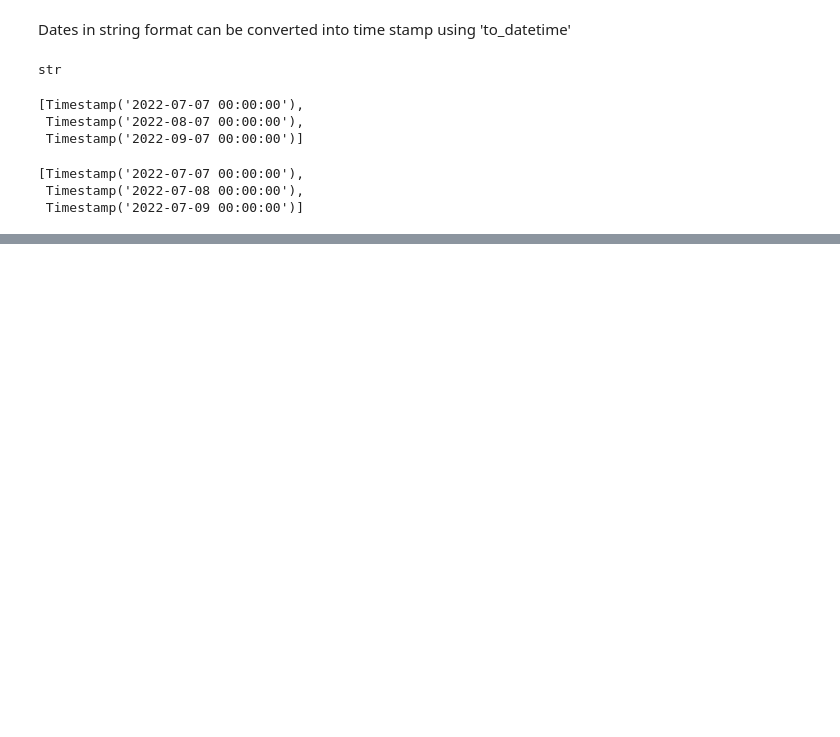
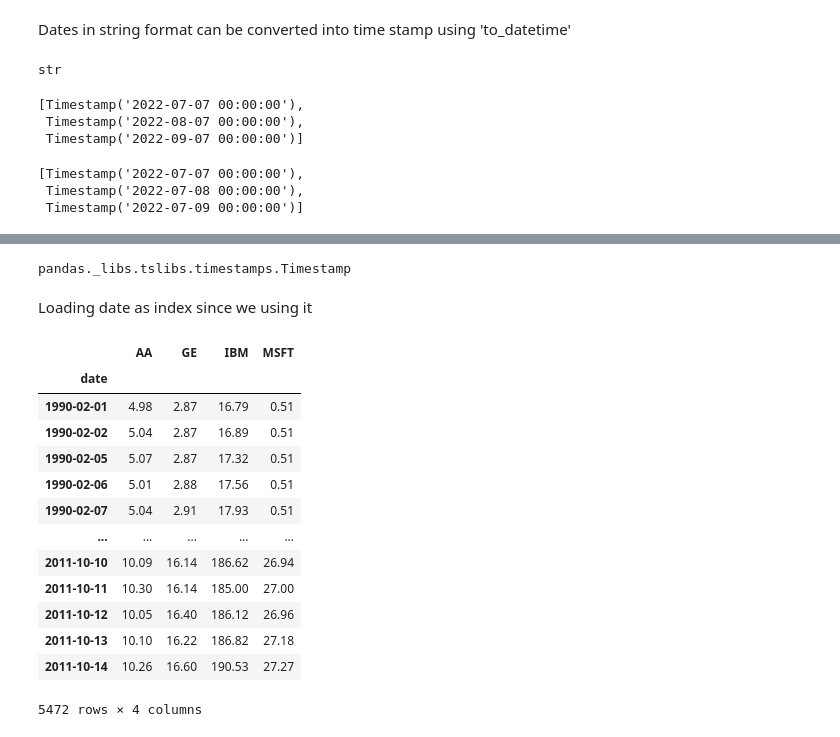
Before and after one commit to oderofrancis/pandas, a Jupyter notebook: pandas.ipynb, the cells around one changed output, grey strips where cells are left out. Saved outputs shown, nothing was run; the diff lists cells and outputs as text; code cells hidden in the pictures; blank space fills up the shorter version.

```diff
--- a/pandas.ipynb
+++ b/pandas.ipynb
@@ -523,0 +612,6 @@ d
+# %%
+type(stock)
+# %% [output]
+pandas._libs.tslibs.timestamps.Timestamp
+# %% [markdown]
+Loading date as index since we using it
@@ -523,0 +624,19 @@ d
+# %%
+stocks = stocks.drop('Unnamed: 0', axis=1)
+
+stocks
+# %% [output]
+|  | AA | GE | IBM | MSFT |
+| date |  |  |  |  |
+| 1990-02-01 | 4.98 | 2.87 | 16.79 | 0.51 |
+| 1990-02-02 | 5.04 | 2.87 | 16.89 | 0.51 |
+| 1990-02-05 | 5.07 | 2.87 | 17.32 | 0.51 |
+| 1990-02-06 | 5.01 | 2.88 | 17.56 | 0.51 |
+| 1990-02-07 | 5.04 | 2.91 | 17.93 | 0.51 |
+| ... | ... | ... | ... | ... |
+| 2011-10-10 | 10.09 | 16.14 | 186.62 | 26.94 |
+| 2011-10-11 | 10.30 | 16.14 | 185.00 | 27.00 |
+| 2011-10-12 | 10.05 | 16.40 | 186.12 | 26.96 |
+| 2011-10-13 | 10.10 | 16.22 | 186.82 | 27.18 |
+| 2011-10-14 | 10.26 | 16.60 | 190.53 | 27.27 |
+5472 rows × 4 columns
```
Also changed, not shown: parts of 24 cells of this notebook.
